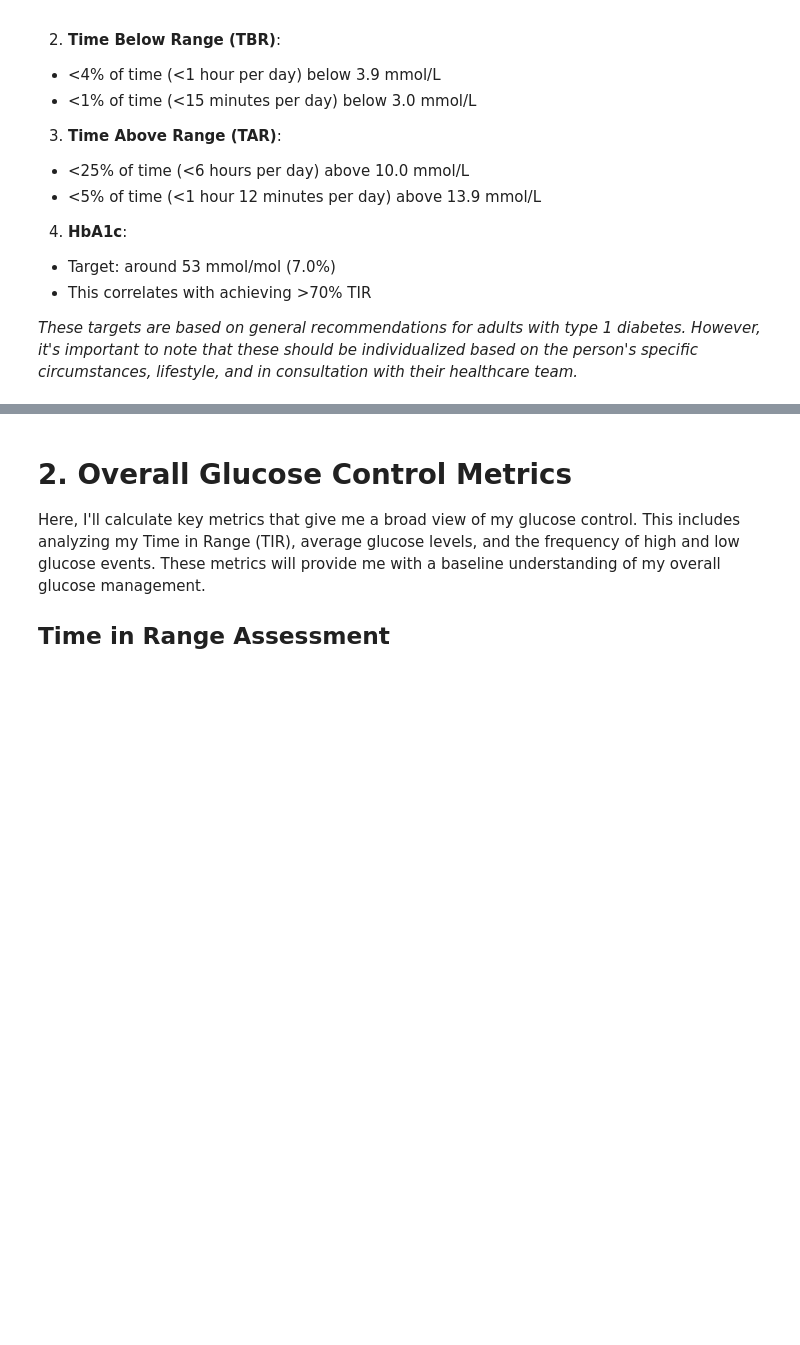
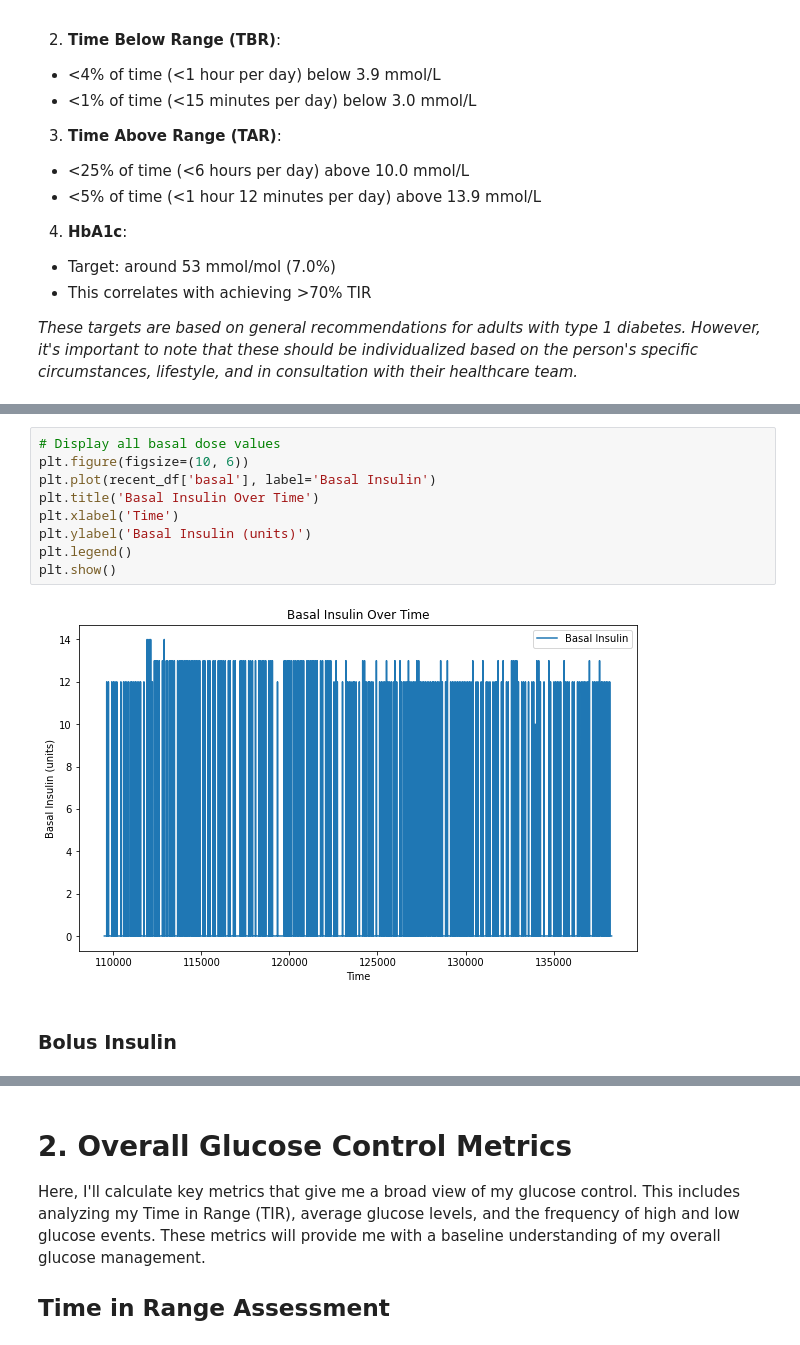
Before and after one commit to Warren8824/simple-glucose-analysis, a Jupyter notebook: glucose_analysis.ipynb, the cells around one changed output, grey strips where cells are left out. Drawn from its saved outputs; the diff is of its cells as text; blank space fills up the shorter version.

```diff
--- a/glucose_analysis.ipynb
+++ b/glucose_analysis.ipynb
@@ -278,0 +340,13 @@ As of the time of this analysis the recommended targets would be:
+# %%
+# Display all basal dose values
+plt.figure(figsize=(10, 6))
+plt.plot(recent_df['basal'], label='Basal Insulin')
+plt.title('Basal Insulin Over Time')
+plt.xlabel('Time')
+plt.ylabel('Basal Insulin (units)')
+plt.legend()
+plt.show()
+# %% [output]
+[figure, added]
+# %% [markdown]
+### Bolus Insulin
```
Also changed, not shown: parts of 40 cells of this notebook.
